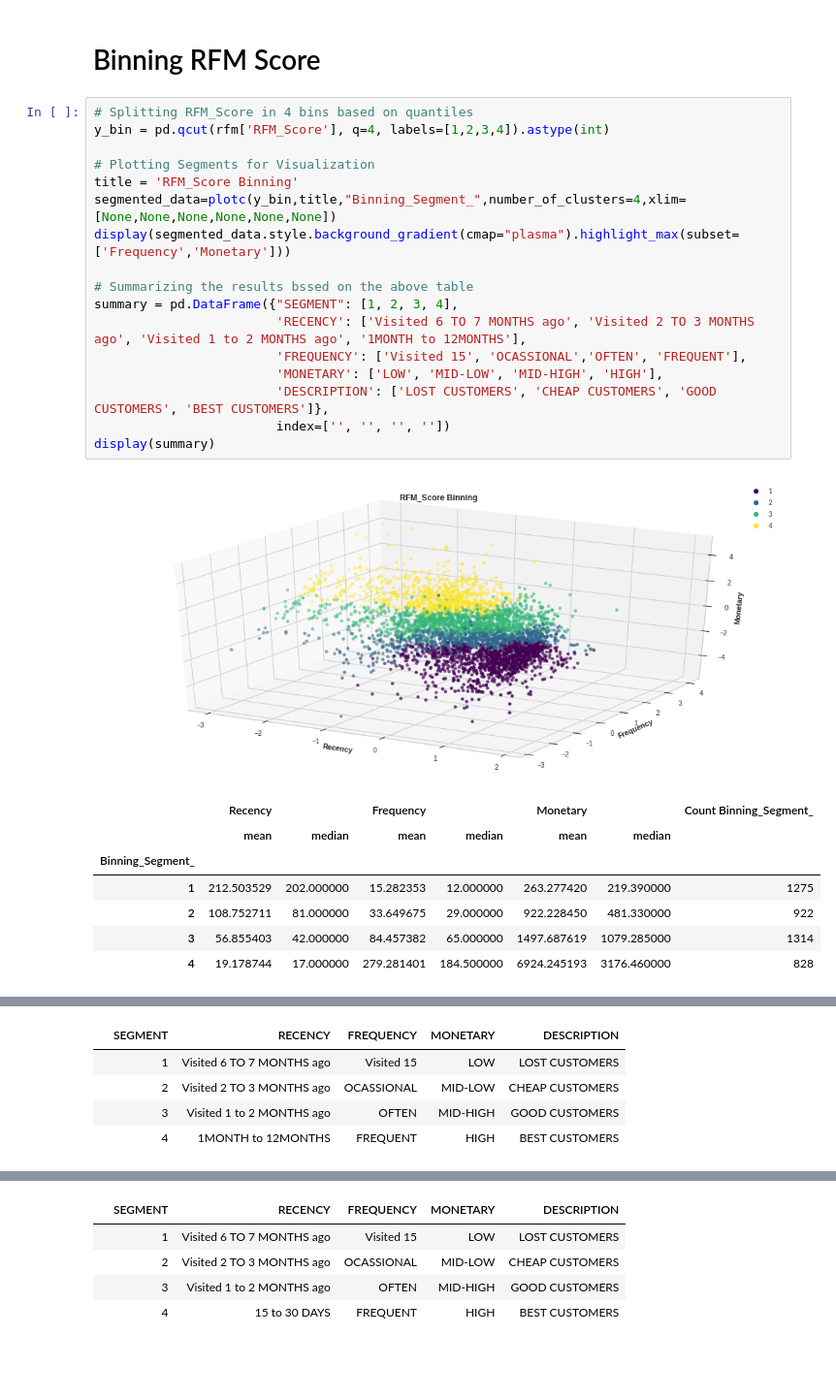
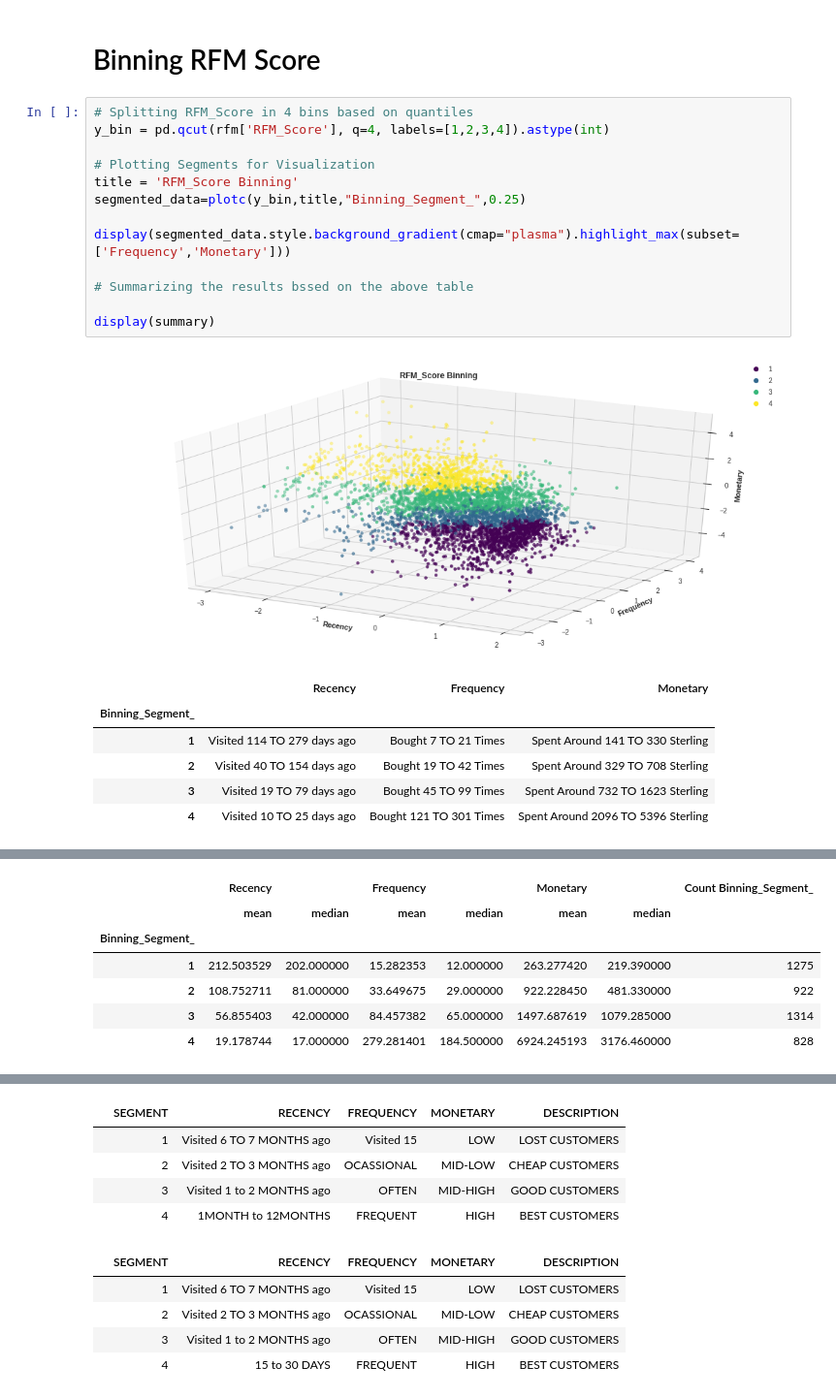
Before and after one commit to MIlanJP/Capstione-Unsupervised-Customer-Segmentation, a Jupyter notebook: Customer Segmentation.ipynb, the cells around one changed output, grey strips where cells are left out. Shown at 97% size. Saved outputs shown, nothing was run; the diff lists cells and outputs as text; blank space fills up the shorter version.

Commit message:
Added Table to generate the customer's behavior

```diff
--- a/Customer Segmentation.ipynb
+++ b/Customer Segmentation.ipynb
@@ -758,26 +765,21 @@ def cap_outliers(col):
 # %%
 # Splitting RFM_Score in 4 bins based on quantiles
 y_bin = pd.qcut(rfm['RFM_Score'], q=4, labels=[1,2,3,4]).astype(int)
 
 # Plotting Segments for Visualization
 title = 'RFM_Score Binning'
-segmented_data=plotc(y_bin,title,"Binning_Segment_",number_of_clusters=4,xlim=[None,None,None,None,None,None])
+segmented_data=plotc(y_bin,title,"Binning_Segment_",0.25)
+
 display(segmented_data.style.background_gradient(cmap="plasma").highlight_max(subset=['Frequency','Monetary']))
 
 # Summarizing the results bssed on the above table
-summary = pd.DataFrame({"SEGMENT": [1, 2, 3, 4],
-                        'RECENCY': ['Visited 6 TO 7 MONTHS ago', 'Visited 2 TO 3 MONTHS ago', 'Visited 1 to 2 MONTHS ago', '1MONTH to 12MONTHS'],
-                        'FREQUENCY': ['Visited 15', 'OCASSIONAL','OFTEN', 'FREQUENT'],
-                        'MONETARY': ['LOW', 'MID-LOW', 'MID-HIGH', 'HIGH'],
-                        'DESCRIPTION': ['LOST CUSTOMERS', 'CHEAP CUSTOMERS', 'GOOD CUSTOMERS', 'BEST CUSTOMERS']},
-                        index=['', '', '', ''])
+
 display(summary)
 # %% [output]
 [figure]
-|  | Recency |  | Frequency |  | Monetary |  | Count Binning_Segment_ |
-|  | mean | median | mean | median | mean | median |  |
-| Binning_Segment_ |  |  |  |  |  |  |  |
-| 1 | 212.503529 | 202.000000 | 15.282353 | 12.000000 | 263.277420 | 219.390000 | 1275 |
-| 2 | 108.752711 | 81.000000 | 33.649675 | 29.000000 | 922.228450 | 481.330000 | 922 |
-| 3 | 56.855403 | 42.000000 | 84.457382 | 65.000000 | 1497.687619 | 1079.285000 | 1314 |
-| 4 | 19.178744 | 17.000000 | 279.281401 | 184.500000 | 6924.245193 | 3176.460000 | 828 |
+|  | Recency | Frequency | Monetary |
+| Binning_Segment_ |  |  |  |
+| 1 | Visited 114 TO 279 days ago | Bought 7 TO 21 Times | Spent Around 141 TO 330 Sterling |
+| 2 | Visited 40 TO 154 days ago | Bought 19 TO 42 Times | Spent Around 329 TO 708 Sterling |
+| 3 | Visited 19 TO 79 days ago | Bought 45 TO 99 Times | Spent Around 732 TO 1623 Sterling |
+| 4 | Visited 10 TO 25 days ago | Bought 121 TO 301 Times | Spent Around 2096 TO 5396 Sterling |
@@ -784,5 +787,7 @@ display(summary)
-|  | SEGMENT | RECENCY | FREQUENCY | MONETARY | DESCRIPTION |
-|  | 1 | Visited 6 TO 7 MONTHS ago | Visited 15 | LOW | LOST CUSTOMERS |
-|  | 2 | Visited 2 TO 3 MONTHS ago | OCASSIONAL | MID-LOW | CHEAP CUSTOMERS |
-|  | 3 | Visited 1 to 2 MONTHS ago | OFTEN | MID-HIGH | GOOD CUSTOMERS |
-|  | 4 | 1MONTH to 12MONTHS | FREQUENT | HIGH | BEST CUSTOMERS |
+|  | Recency |  | Frequency |  | Monetary |  | Count Binning_Segment_ |
+|  | mean | median | mean | median | mean | median |  |
+| Binning_Segment_ |  |  |  |  |  |  |  |
+| 1 | 212.503529 | 202.000000 | 15.282353 | 12.000000 | 263.277420 | 219.390000 | 1275 |
+| 2 | 108.752711 | 81.000000 | 33.649675 | 29.000000 | 922.228450 | 481.330000 | 922 |
+| 3 | 56.855403 | 42.000000 | 84.457382 | 65.000000 | 1497.687619 | 1079.285000 | 1314 |
+| 4 | 19.178744 | 17.000000 | 279.281401 | 184.500000 | 6924.245193 | 3176.460000 | 828 |
@@ -790,3 +794,8 @@ display(summary)
+|  | SEGMENT | RECENCY | FREQUENCY | MONETARY | DESCRIPTION |
+|  | 1 | Visited 6 TO 7 MONTHS ago | Visited 15 | LOW | LOST CUSTOMERS |
+|  | 2 | Visited 2 TO 3 MONTHS ago | OCASSIONAL | MID-LOW | CHEAP CUSTOMERS |
+|  | 3 | Visited 1 to 2 MONTHS ago | OFTEN | MID-HIGH | GOOD CUSTOMERS |
+|  | 4 | 1MONTH to 12MONTHS | FREQUENT | HIGH | BEST CUSTOMERS |
 # %%
 # %% [output]
 |  | SEGMENT | RECENCY | FREQUENCY | MONETARY | DESCRIPTION |
```
Also changed, not shown: parts of 5 cells of this notebook.
